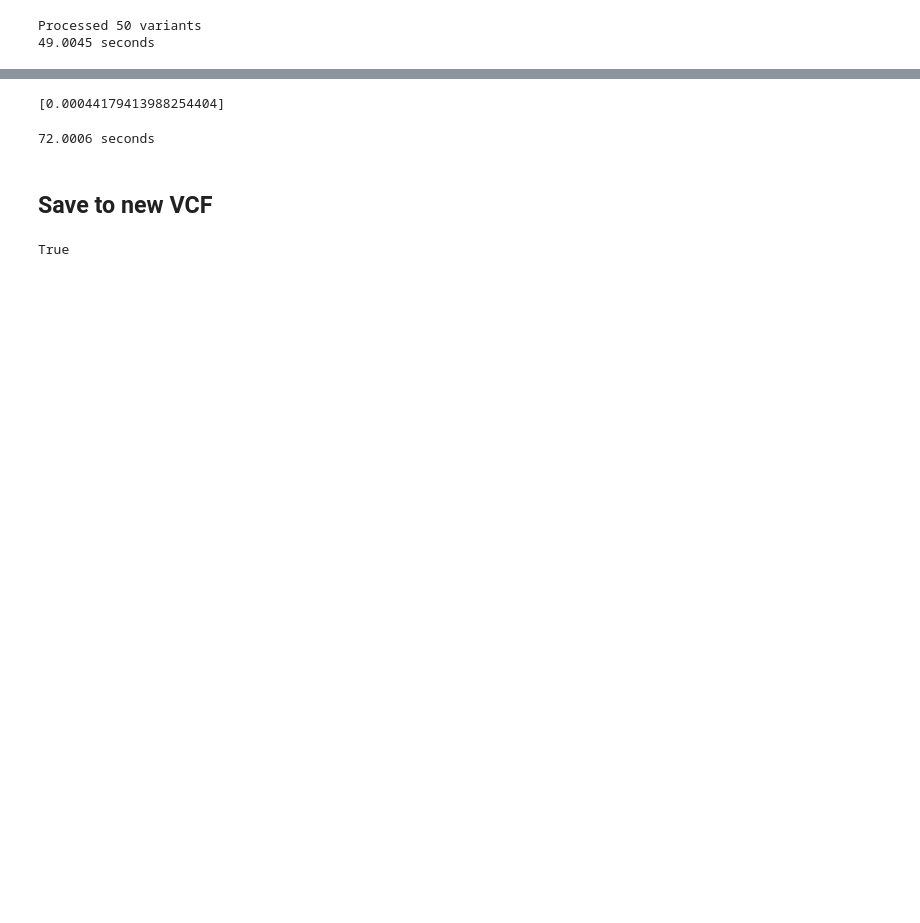
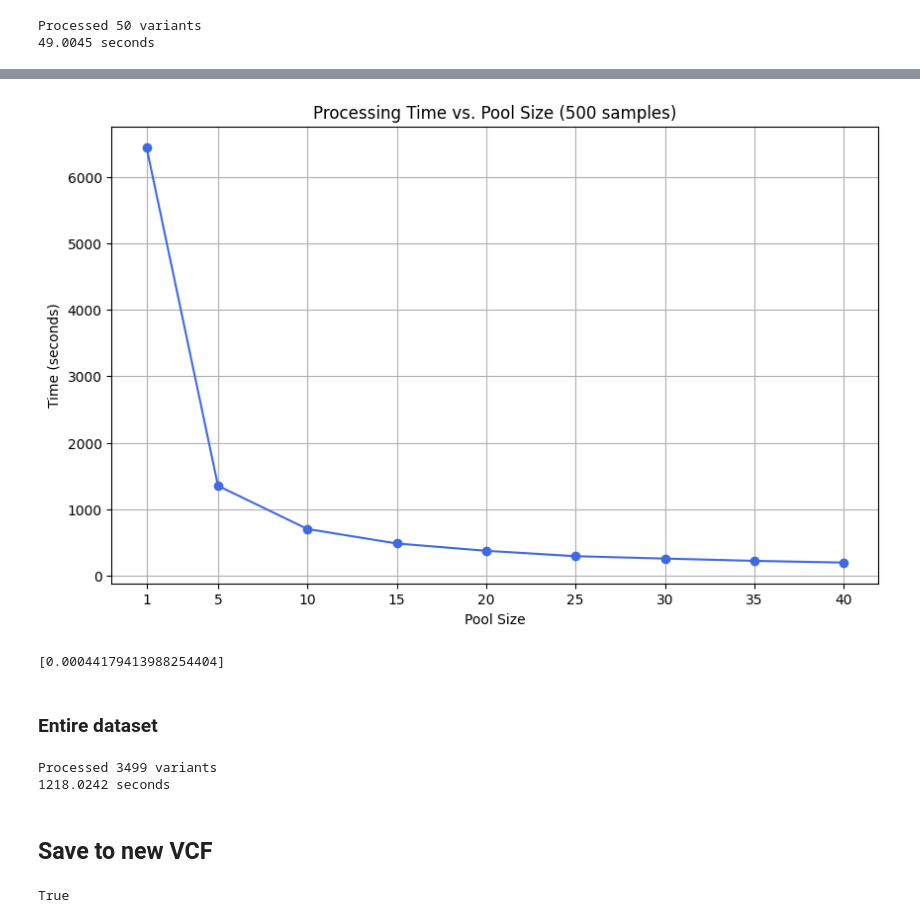
Before and after one commit to YoriVerbist/parallel-computing, a Jupyter notebook: parallel_computing.ipynb, the cells around one changed output, grey strips where cells are left out. Saved outputs shown, nothing was run; the diff lists cells and outputs as text; code cells hidden in the pictures; blank space fills up the shorter version.

```diff
--- a/parallel_computing.ipynb
+++ b/parallel_computing.ipynb
@@ -201,0 +97,16 @@ Pool size: 1 -> Time: 6504.6275 seconds
+# %%
+import time
+from multiprocessing import Pool
+import matplotlib.pyplot as plt
+
+# Desired pool sizes: 1, 5, 10, ..., 40
+pool_sizes = [1] + list(range(5, 45, 5))
+timings = []
+
+for size in pool_sizes:
+    with Pool(size) as pool:
+        tic = time.perf_counter()
+        results = pool.map(fake_enformer.predict, variant_strings[:500])
+        toc = time.perf_counter()
+        timings.append(toc - tic)
+        print(f"Pool size: {size} -> Time: {toc - tic:.4f} seconds")
@@ -202,16 +123,33 @@ Pool size: 1 -> Time: 6504.6275 seconds
+# %%
+# Plotting
+plt.figure(figsize=(10, 6))
+plt.plot(pool_sizes, timings, marker='o', linestyle='-', color='royalblue')
+plt.title("Processing Time vs. Pool Size (500 samples)")
+plt.xlabel("Pool Size")
+plt.ylabel("Time (seconds)")
+plt.grid(True)
+plt.xticks(pool_sizes)
+plt.show()
+# %% [output]
+[figure, added]
 # %%
 list(results)
 # %% [output]
 [0.00044179413988254404]
-# %%
-tic = time.perf_counter()
-for i in range(5):
-    fake_enformer.predict(variant_strings[i])
-toc = time.perf_counter()
-
-print(f"{toc - tic:0.4f} seconds")
-# %% [output]
-72.0006 seconds
+# %% [markdown]
+### Entire dataset
+# %%
+with Pool(40) as pool:
+    tic = time.perf_counter()
+    results = pool.map(fake_enformer.predict, variant_strings)
+    toc = time.perf_counter()
+
+# Process results as needed
+print(f"Processed {len(results)} variants")
+print(f"{toc - tic:0.4f} seconds")
+# %% [output]
+Processed 3499 variants
+1218.0242 seconds
 # %% [markdown]
 ## Save to new VCF
 # %%
```
Also changed, not shown: parts of 16 cells of this notebook, 3 other files.
